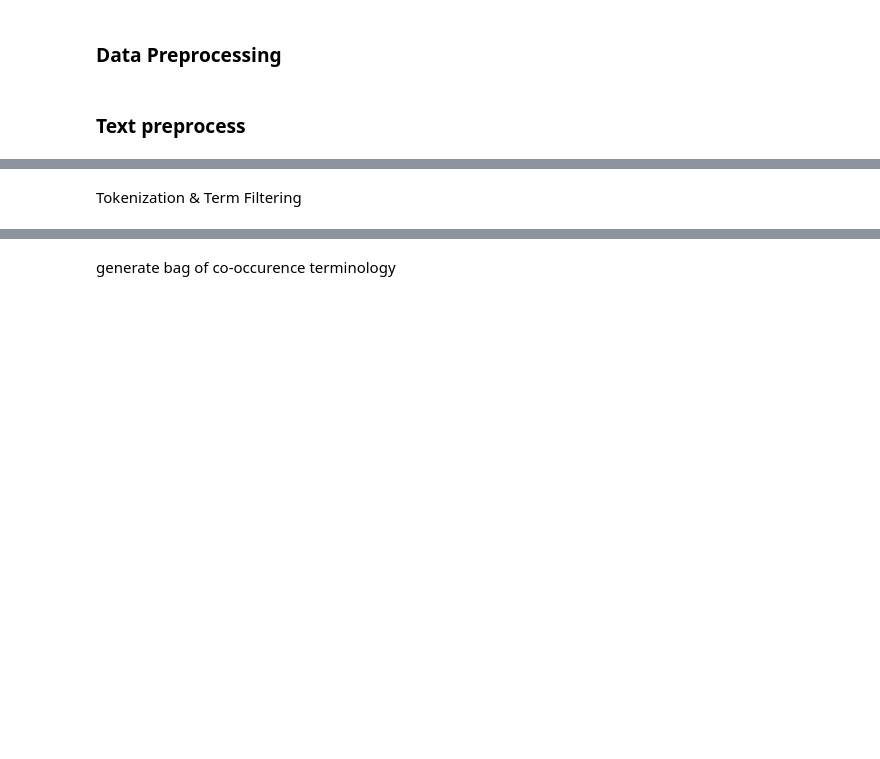
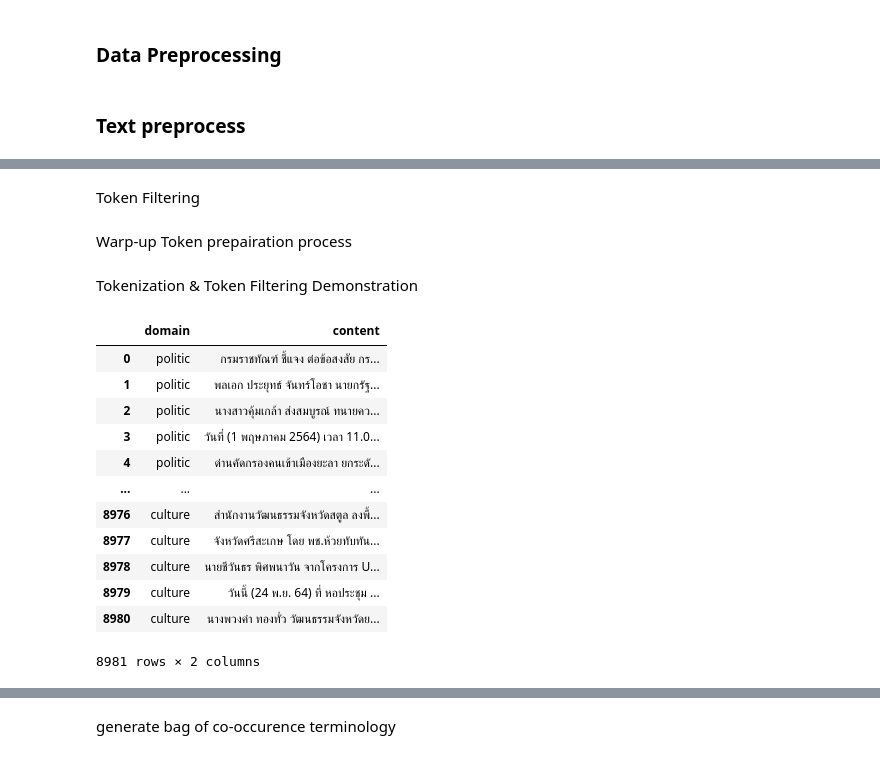
Before and after one commit to chotanansub/ThaiCoNet, a Jupyter notebook: ThaiCoNet_Pipeline.ipynb, the cells around one changed output, grey strips where cells are left out. Drawn from its saved outputs; the diff is of its cells as text; code cells hidden in the pictures; blank space fills up the shorter version.

Commit message:
Update sample test section

```diff
--- a/ThaiCoNet_Pipeline.ipynb
+++ b/ThaiCoNet_Pipeline.ipynb
@@ -64,7 +69,9 @@ from operator import itemgetter
 from nltk.tokenize import word_tokenize as term_tokenize
 nltk.download('punkt')
 import tltk
-from pythainlp import word_tokenize,  pos_tag
+import deepcut
+from pythainlp import word_tokenize as pythainlp_word_tokenize
+from pythainlp import pos_tag as pythainlp_pos_tag
 from pythainlp.corpus.common import thai_stopwords as pythainlp_stopwords
 
 #Graph Visulazation
@@ -82,7 +89,10 @@ import sys
 import os
 import requests
 
-__is_ipython_kernel__ = lambda: True if 'ipykernel' in sys.modules and __name__ == "__main__" else False
+if __name__ == "__main__" and 'ipykernel' in sys.modules:
+  __is_ipython_kernel__ = True
+else:
+  __is_ipython_kernel__ = False
 # %% [output]
 [nltk_data] Downloading package punkt to /root/nltk_data...
 [nltk_data]   Unzipping tokenizers/punkt.zip.
@@ -175 +237,3 @@ def count_word_pos_frequency(data):
+# %% [markdown]
+Token Filtering
 # %%
@@ -215,0 +259,2 @@ def feed_preprocess(docs: list, stopwords = None, tokenizer="pythainlp", keep_po
+# %% [markdown]
+Warp-up Token prepairation process
@@ -216,7 +292,25 @@ def feed_preprocess(docs: list, stopwords = None, tokenizer="pythainlp", keep_po
 # %% [markdown]
-Tokenization & Term Filtering
+Tokenization & Token Filtering Demonstration
 # %%
-if __is_ipython_kernel__:
-  news_df = pd.read_csv("thai_electronic_news_2022.csv")
-  news_df
+def __sample_load_data__():
+  if __is_ipython_kernel__:
+    global sample_data
+    sample_data = pd.read_csv("thai_electronic_news_2022.csv")
+    display(sample_data)
+
+__sample_load_data__()
+# %% [output]
+|  | domain | content |
+| 0 | politic | กรมราชทัณฑ์ ชี้แจง ต่อข้อสงสัย กร... |
+| 1 | politic | พลเอก ประยุทธ์ จันทร์โอชา นายกรัฐ... |
+| 2 | politic | นางสาวคุ้มเกล้า ส่งสมบูรณ์ ทนายคว... |
+| 3 | politic | วันที่ (1 พฤษภาคม 2564) เวลา 11.0... |
+| 4 | politic | ด่านคัดกรองคนเข้าเมืองยะลา ยกระดั... |
+| ... | ... | ... |
+| 8976 | culture | สำนักงานวัฒนธรรมจังหวัดสตูล ลงพื้... |
+| 8977 | culture | จังหวัดศรีสะเกษ โดย พช.ห้วยทับทัน... |
+| 8978 | culture | นายชีวันธร พิศพนาวัน จากโครงการ U... |
+| 8979 | culture | วันนี้ (24 พ.ย. 64) ที่ หอประชุม ... |
+| 8980 | culture | นางพวงคำ ทองทั่ว วัฒนธรรมจังหวัดย... |
+8981 rows × 2 columns
 # %%
```
Also changed, not shown: parts of 23 cells of this notebook, 1 other file.
